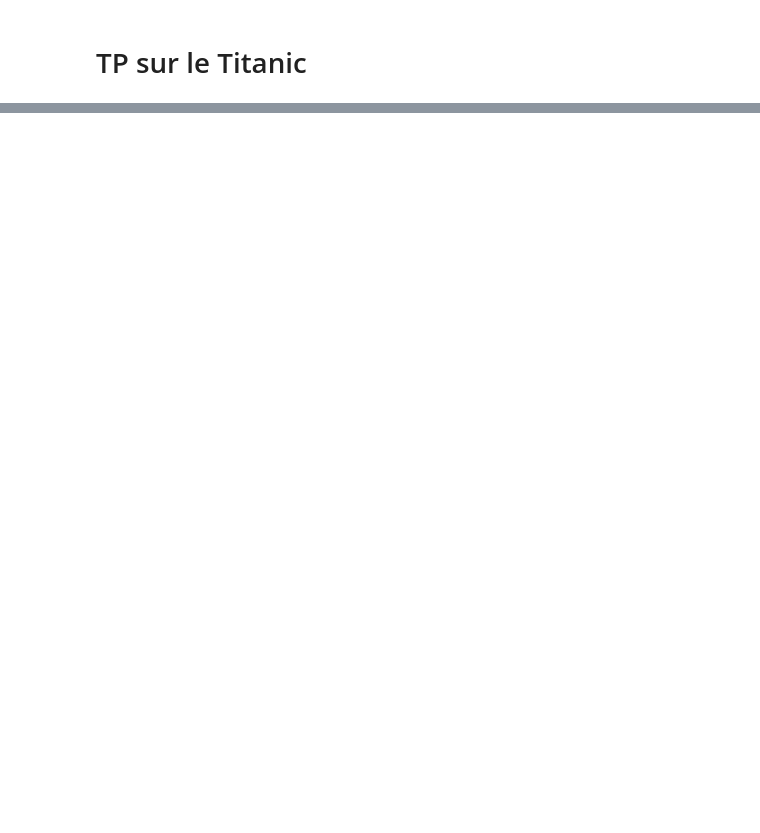
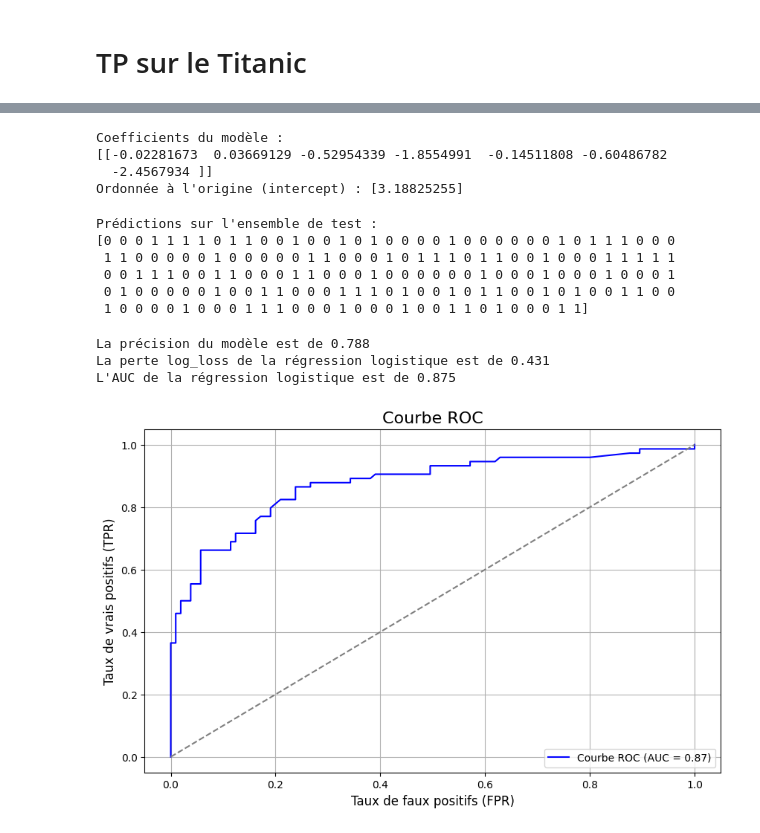
Before and after one commit to emilienbld/M1_Machine_Learning, a Jupyter notebook: regression_logisitque_titanic.ipynb, the cells around one changed output, grey strips where cells are left out. Drawn from its saved outputs; the diff is of its cells as text; code cells hidden in the pictures; blank space fills up the shorter version.

```diff
--- a/regression_logisitque_titanic.ipynb
+++ b/regression_logisitque_titanic.ipynb
@@ -260,0 +516,72 @@ plt.show()
+# %%
+from sklearn.linear_model import LogisticRegression
+
+# Instancier l'estimateur de régression logistique avec les paramètres par défaut
+log_reg = LogisticRegression(max_iter=1000)  # Augmenter max_iter si nécessaire pour la convergence
+
+# Adapter le modèle aux données d'entraînement
+log_reg.fit(X_train, y_train)
+
+# Afficher les coefficients du modèle pour un aperçu
+print(f"Coefficients du modèle : \n{log_reg.coef_}")
+print(f"Ordonnée à l'origine (intercept) : {log_reg.intercept_}")
+# %% [output]
+Coefficients du modèle :
+[[-0.02281673  0.03669129 -0.52954339 -1.8554991  -0.14511808 -0.60486782
+  -2.4567934 ]]
+Ordonnée à l'origine (intercept) : [3.18825255]
+# %%
+# Faire une prédiction sur l'ensemble de test
+y_pred = log_reg.predict(X_test)
+
+# Afficher les résultats de la prédiction
+print("Prédictions sur l'ensemble de test :")
+print(y_pred)
+# %% [output]
+Prédictions sur l'ensemble de test :
+[0 0 0 1 1 1 1 0 1 1 0 0 1 0 0 1 0 1 0 0 0 0 1 0 0 0 0 0 0 1 0 1 1 1 0 0 0
+ 1 1 0 0 0 0 0 1 0 0 0 0 0 1 1 0 0 0 1 0 1 1 1 0 1 1 0 0 1 0 0 0 1 1 1 1 1
+ 0 0 1 1 1 0 0 1 1 0 0 0 1 1 0 0 0 1 0 0 0 0 0 0 1 0 0 0 1 0 0 0 1 0 0 0 1
+ 0 1 0 0 0 0 0 1 0 0 1 1 0 0 0 1 1 1 0 1 0 0 1 0 1 1 0 0 1 0 1 0 0 1 1 0 0
+ 1 0 0 0 0 1 0 0 0 1 1 1 0 0 0 1 0 0 0 1 0 0 1 1 0 1 0 0 0 1 1]
+# %%
+from sklearn.metrics import accuracy_score, log_loss, roc_auc_score
+
+# Faire des prédictions sur l'ensemble de test
+y_pred = log_reg.predict(X_test)  # Prédictions binaires (0 ou 1)
+y_prob = log_reg.predict_proba(X_test)[:, 1]  # Probabilités de la classe 1 (survivant)
+
+# Calculer la précision (accuracy)
+accuracy = accuracy_score(y_test, y_pred)
+print(f"La précision du modèle est de {accuracy:.3f}")
+
+# Calculer la perte log_loss (entropie croisée)
+log_loss_value = log_loss(y_test, y_prob)
+print(f"La perte log_loss de la régression logistique est de {log_loss_value:.3f}")
+
+# Calculer l'aire sous la courbe ROC (AUC)
+auc_value = roc_auc_score(y_test, y_prob)
+print(f"L'AUC de la régression logistique est de {auc_value:.3f}")
+# %% [output]
+La précision du modèle est de 0.788
+La perte log_loss de la régression logistique est de 0.431
+L'AUC de la régression logistique est de 0.875
+# %%
+import matplotlib.pyplot as plt
+from sklearn.metrics import roc_curve
+
+# Calculer les fausses positives (FPR), vraies positives (TPR) et seuils
+fpr, tpr, thresholds = roc_curve(y_test, y_prob)
+
+# Tracer la courbe ROC
+plt.figure(figsize=(10, 6))
+plt.plot(fpr, tpr, color='b', label='Courbe ROC (AUC = %0.2f)' % auc_value)
+plt.plot([0, 1], [0, 1], color='gray', linestyle='--')  # Ligne de hasard (AUC = 0.5)
+plt.title('Courbe ROC', fontsize=16)
+plt.xlabel('Taux de faux positifs (FPR)', fontsize=12)
+plt.ylabel('Taux de vrais positifs (TPR)', fontsize=12)
+plt.legend(loc='lower right')
+plt.grid(True)
+plt.show()
+# %% [output]
+[figure, added]
```
Also changed, not shown: parts of 30 cells of this notebook.
